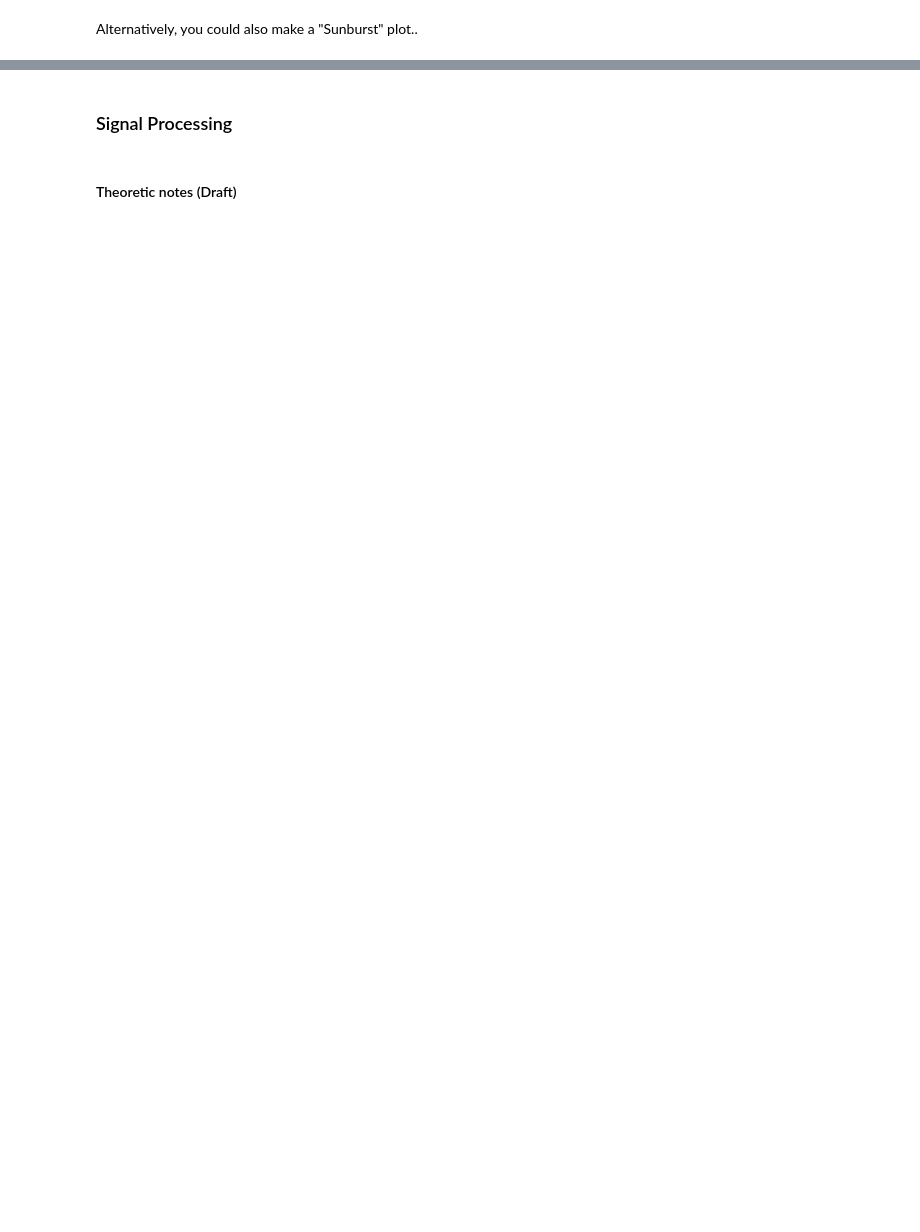
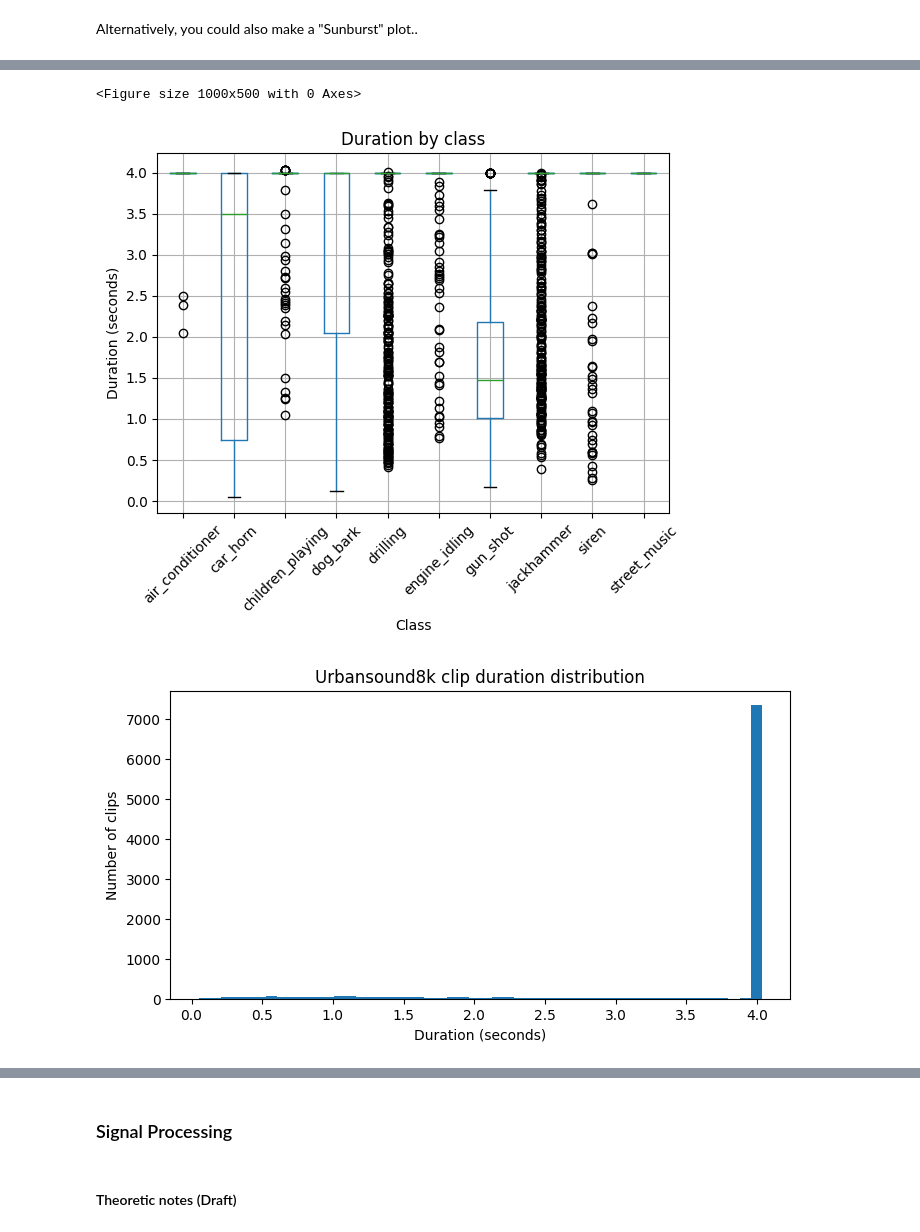
Before and after one commit to DasThug/Hierarchical-Audio-Classification-using-Deep-Learning, a Jupyter notebook: PipelineNotebook.ipynb, the cells around one changed output, grey strips where cells are left out. Cells and saved outputs as stored; diff of their text form; code cells hidden in the pictures; blank space fills up the shorter version.

```diff
--- a/PipelineNotebook.ipynb
+++ b/PipelineNotebook.ipynb
@@ -379,0 +454,22 @@ Alternatively, you could also make a "Sunburst" plot..
+# %%
+plt.figure(figsize=(10, 5))
+df_lengths.boxplot(column="duration_sec", by="class_label", rot=45)
+plt.title("Duration by class")
+plt.suptitle("")
+plt.xlabel("Class")
+plt.ylabel("Duration (seconds)")
+plt.show()
+
+plt.figure(figsize=(8, 4))
+plt.hist(df_lengths["duration_sec"], bins=50)
+plt.xlabel("Duration (seconds)")
+plt.ylabel("Number of clips")
+plt.title(F"{DATASET.capitalize()} clip duration distribution")
+plt.show()
+
+
+df_lengths.groupby("class_label")["duration_sec"].describe()
+# %% [output]
+<Figure size 1000x500 with 0 Axes>
+[figure, added]
+[figure, added]
```
Also changed, not shown: parts of 18 cells of this notebook, 4 other files.
